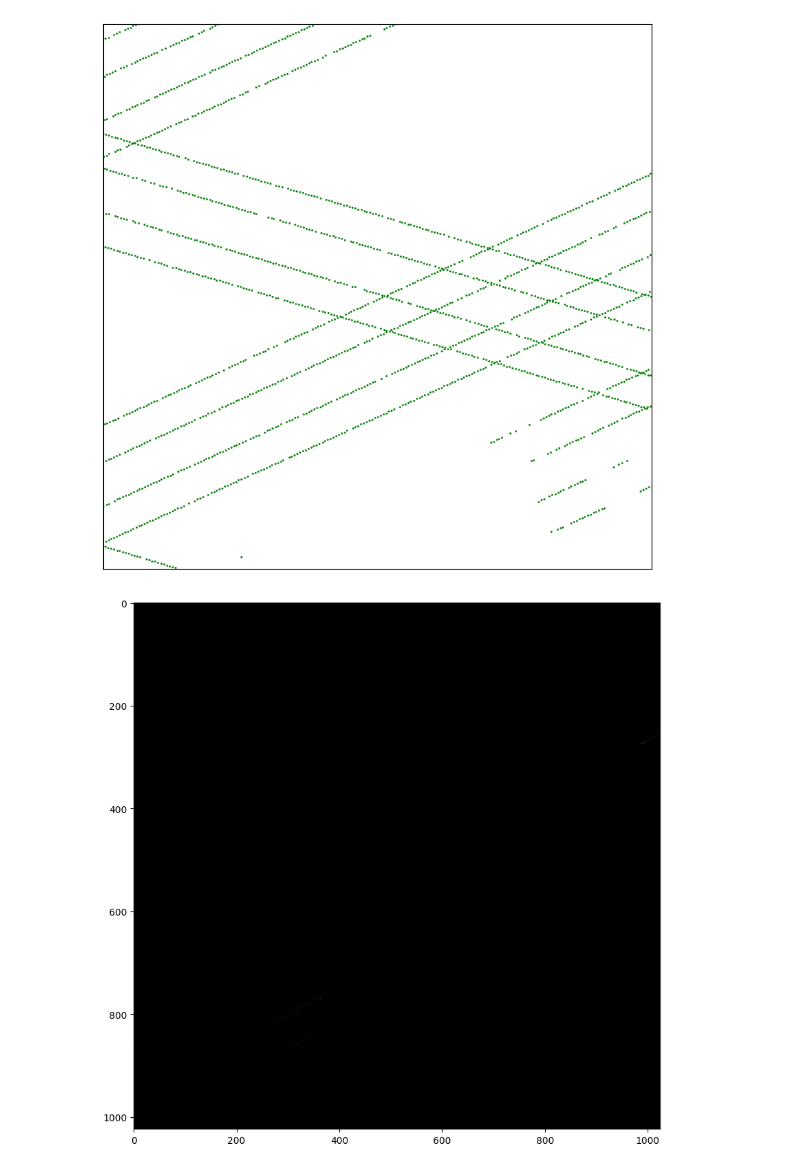
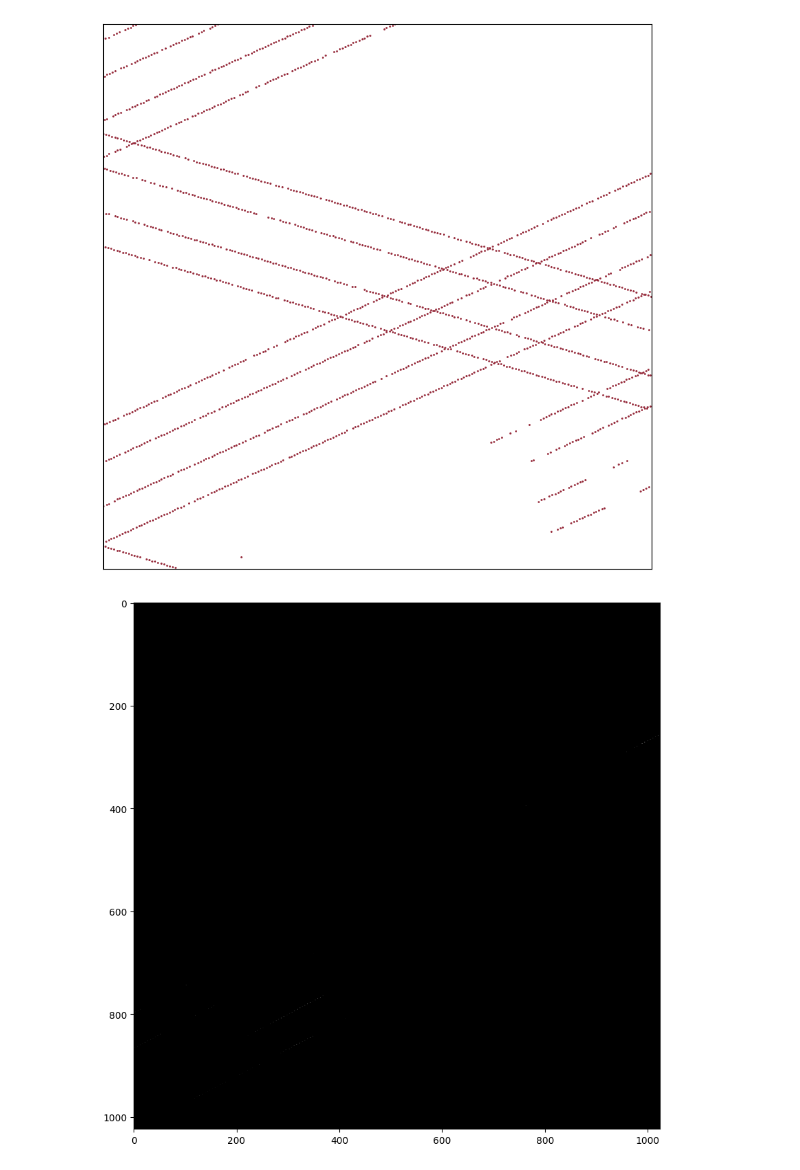
Before and after one commit to SvenLigensa/da2-casestudy, a Jupyter notebook: 1_DataExploration/1_1_PlotMasks.ipynb, the cells around one changed output. Cells and saved outputs as stored; diff of their text form; code cells hidden in the pictures.

```diff
--- a/1_DataExploration/1_1_PlotMasks.ipynb
+++ b/1_DataExploration/1_1_PlotMasks.ipynb
@@ -53,19 +53,19 @@ plot_masks(masks, 8, 5, 40)
 # %%
 i = 5
 
 fig, ax = plt.subplots(figsize=(10, 10)) # Create a new figure and a new axes.
 scatter_plot = ax.scatter(indices_train[indices_train[:, 0] == i, 3],
                           indices_train[indices_train[:, 0] == i, 2],
-                          c='g', s=1)
+                          c='#942738', s=1)
 ax.set_xticks([])
 ax.set_yticks([])
 ax.set_xlim([0, 1024])
 ax.set_ylim([0, 1024])
 ax.invert_yaxis()
 plt.savefig('Example_Image_Labels.png', bbox_inches='tight')
 plt.show()
 # %% [output]
-[figure, old version]
+[figure, new version]
 # %%
 for i in range(40):
     plt.figure(figsize=(10, 10))
```
Also changed, not shown: parts of 2 cells of this notebook, 1 other file.
